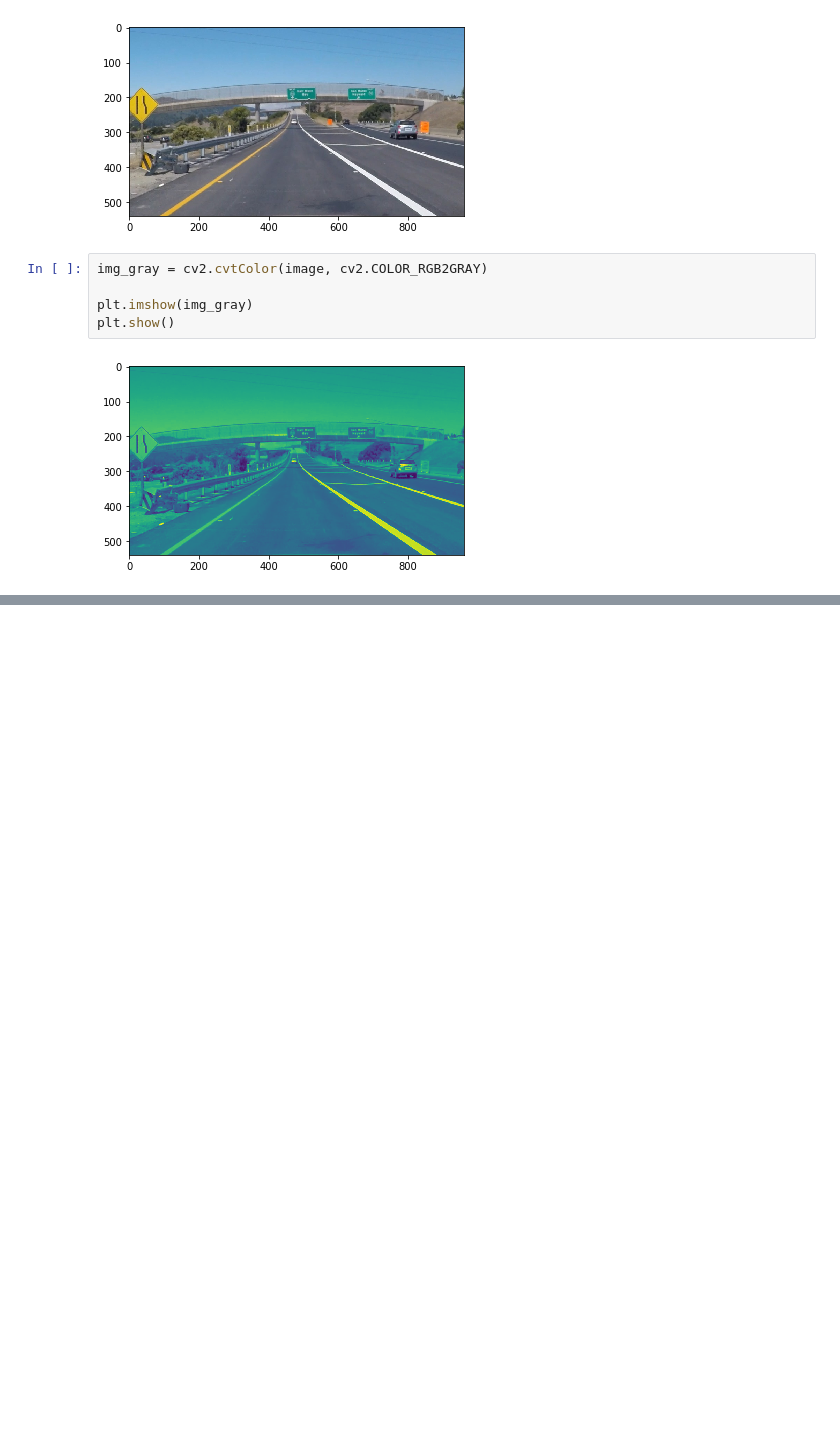
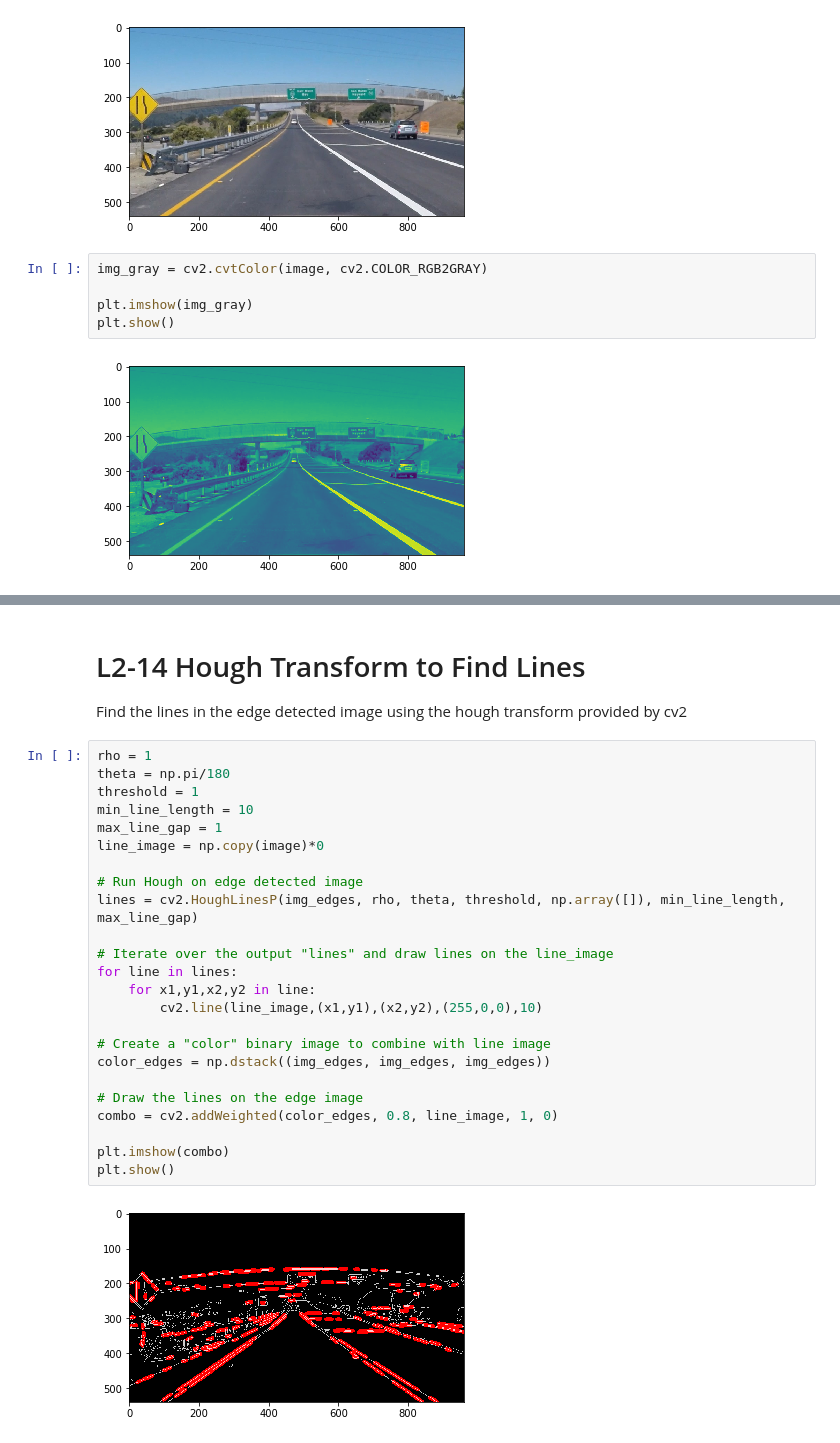
Before and after one commit to sarath054/self-driving-car-nano-degree, a Jupyter notebook: learn-t1-l2/l2.ipynb, the cells around one changed output, grey strips where cells are left out. Saved outputs shown, nothing was run; the diff lists cells and outputs as text; blank space fills up the shorter version.

```diff
--- a/learn-t1-l2/l2.ipynb
+++ b/learn-t1-l2/l2.ipynb
@@ -108,0 +128,29 @@ plt.show()
+# %% [markdown]
+# L2-14 Hough Transform to Find Lines
+Find the lines in the edge detected image using the hough transform provided by cv2
+# %%
+rho = 1
+theta = np.pi/180
+threshold = 1
+min_line_length = 10
+max_line_gap = 1
+line_image = np.copy(image)*0
+
+# Run Hough on edge detected image
+lines = cv2.HoughLinesP(img_edges, rho, theta, threshold, np.array([]), min_line_length, max_line_gap)
+
+# Iterate over the output "lines" and draw lines on the line_image
+for line in lines:
+    for x1,y1,x2,y2 in line:
+        cv2.line(line_image,(x1,y1),(x2,y2),(255,0,0),10)
+
+# Create a "color" binary image to combine with line image
+color_edges = np.dstack((img_edges, img_edges, img_edges))
+
+# Draw the lines on the edge image
+combo = cv2.addWeighted(color_edges, 0.8, line_image, 1, 0)
+
+plt.imshow(combo)
+plt.show()
+# %% [output]
+[figure, added]
```
Also changed, not shown: parts of 5 cells of this notebook.
